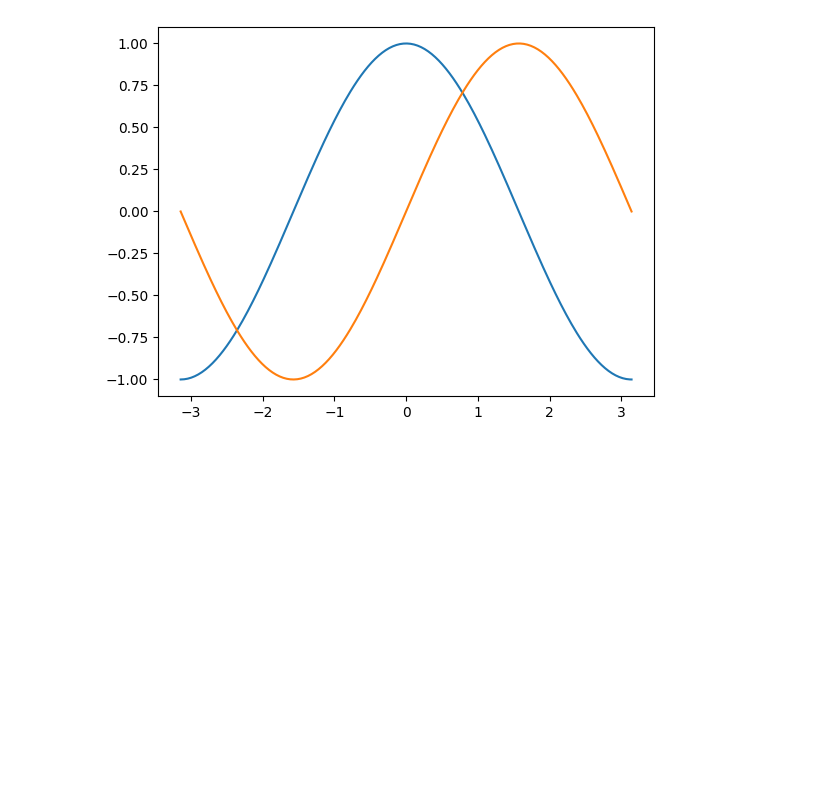
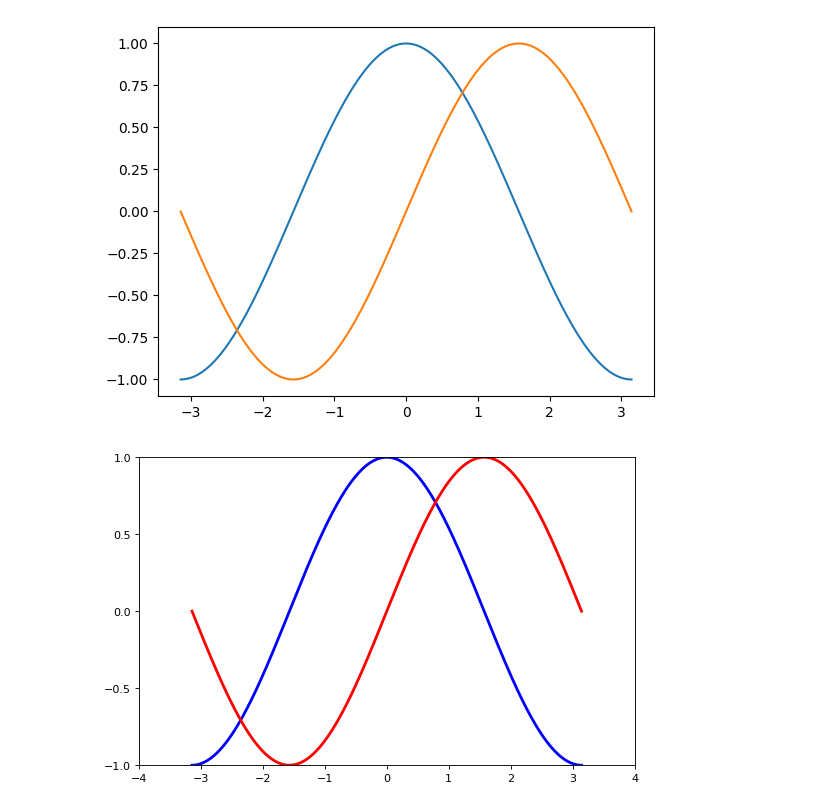
Before and after one commit to DannyCui-2016/Machine-Learning-Approach-Session, a Jupyter notebook: Matplotlib.ipynb, the cells around one changed output. Drawn from its saved outputs; the diff is of its cells as text; code cells hidden in the pictures; blank space fills up the shorter version.

Commit message:
color change

```diff
--- a/Matplotlib.ipynb
+++ b/Matplotlib.ipynb
@@ -11,3 +11,25 @@ plt.plot(X,S)
 plt.show()
 # %% [output]
 [figure]
+# %%
+import numpy as np
+import matplotlib.pyplot as plt
+
+plt.figure(figsize=(8,5), dpi=80)
+plt.subplot(111)
+
+X = np.linspace(-np.pi, np.pi, 256,endpoint=True)
+C,S = np.cos(X), np.sin(X)
+
+plt.plot(X, C, color="blue", linewidth=2.5, linestyle="-")
+plt.plot(X, S, color="red", linewidth=2.5, linestyle="-")
+
+plt.xlim(-4.0,4.0)
+plt.xticks(np.linspace(-4,4,9,endpoint=True))
+
+plt.ylim(-1.0,1.0)
+plt.yticks(np.linspace(-1,1,5,endpoint=True))
+
+plt.show()
+# %% [output]
+[figure, added]
```
